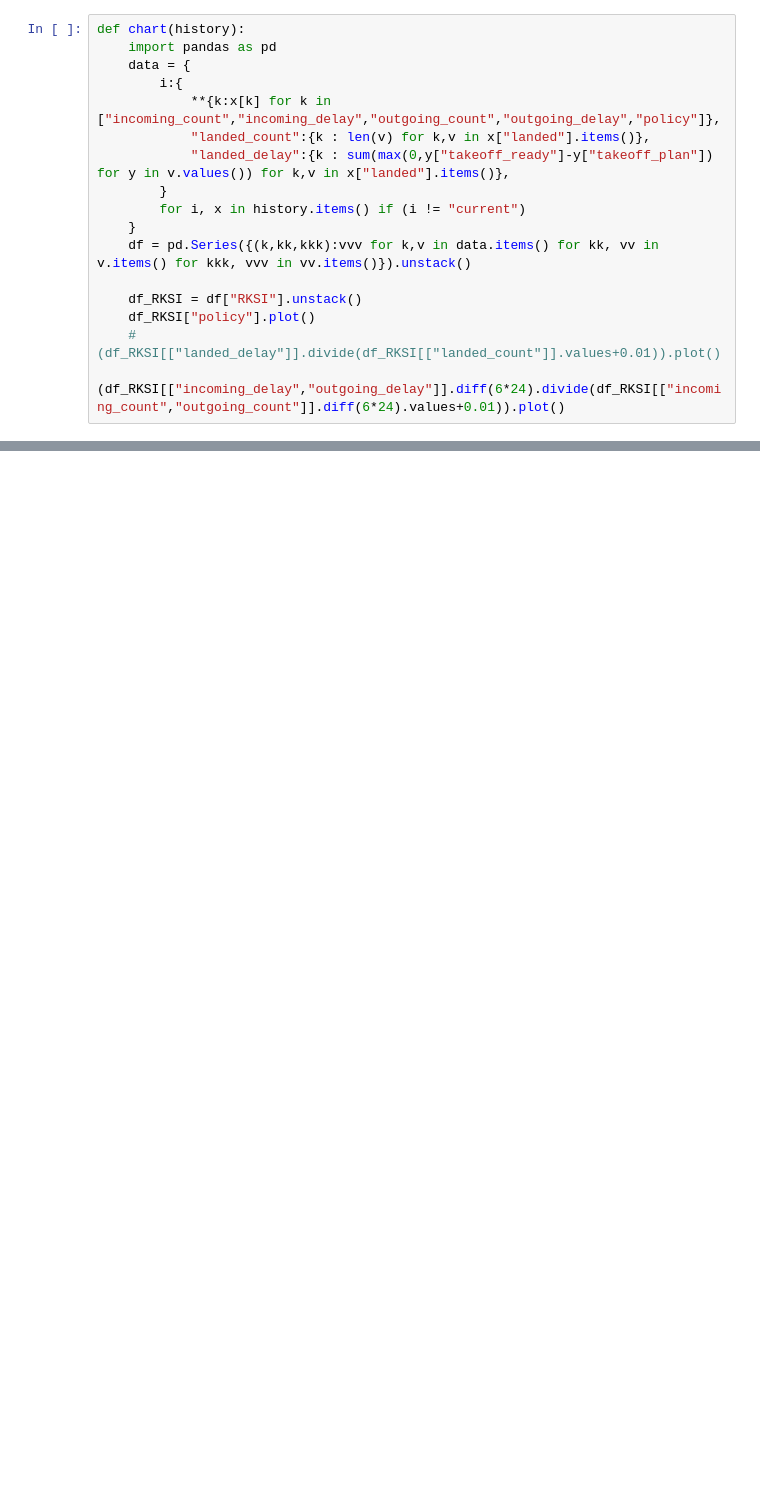
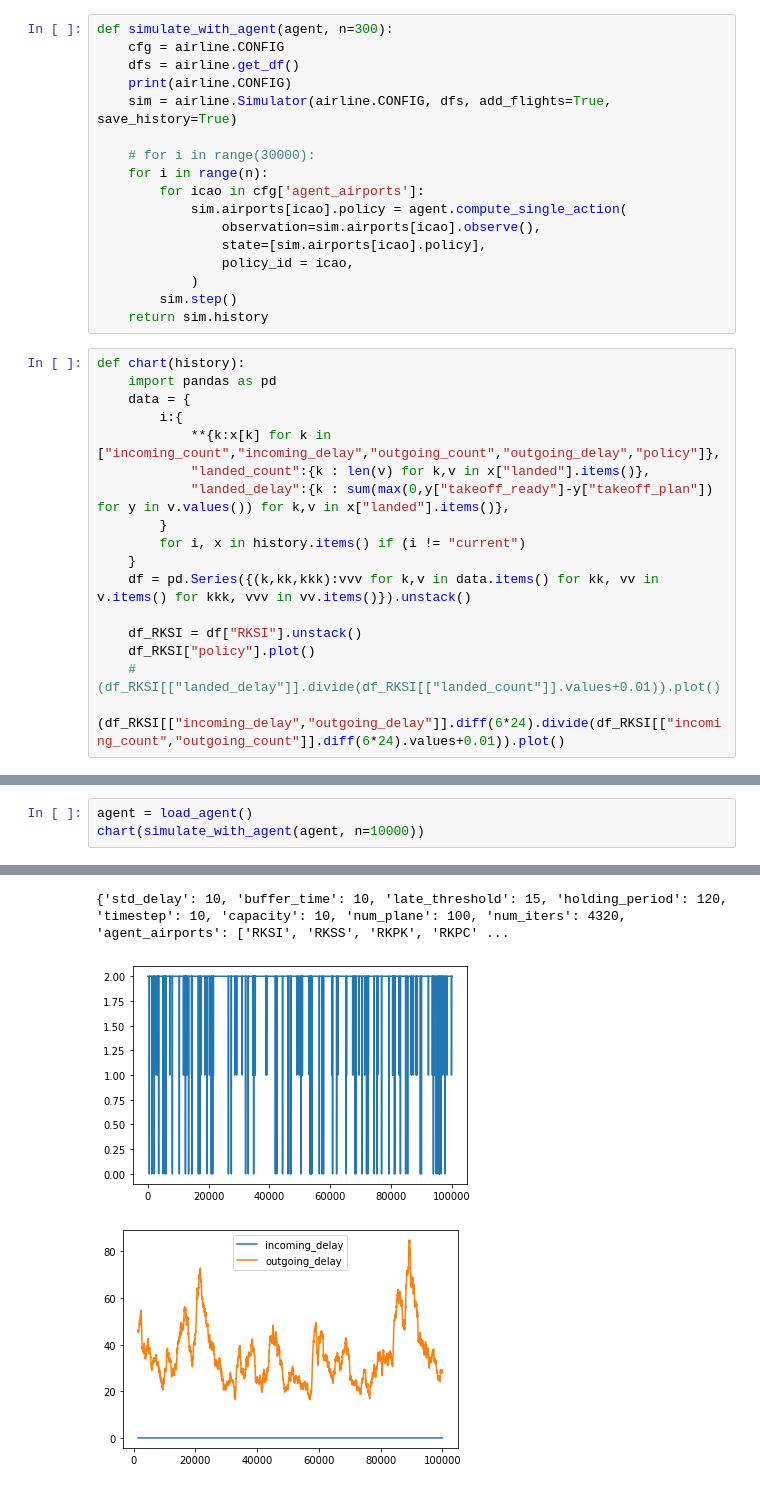
Before and after one commit to Thessal/flight_simulator, a Jupyter notebook: analysis.ipynb, the cells around one changed output, grey strips where cells are left out. Cells and saved outputs as stored; diff of their text form; blank space fills up the shorter version.

```diff
--- a/analysis.ipynb
+++ b/analysis.ipynb
@@ -26,3 +86,20 @@ def simulate(n=300, action=airline.DEFAULT_POLICY):
+# %%
+def simulate_with_agent(agent, n=300):
+    cfg = airline.CONFIG
+    dfs = airline.get_df()
+    print(airline.CONFIG)
+    sim = airline.Simulator(airline.CONFIG, dfs, add_flights=True, save_history=True)
+
+    # for i in range(30000):
+    for i in range(n):
+        for icao in cfg['agent_airports']:
+            sim.airports[icao].policy = agent.compute_single_action(
+                observation=sim.airports[icao].observe(),
+                state=[sim.airports[icao].policy],
+                policy_id = icao,
+            )
+        sim.step()
+    return sim.history
 # %%
 def chart(history):
     import pandas as pd
@@ -60,0 +138,4 @@ chart(simulate(n=10000, action=2))
+# %%
+agent = load_agent()
+chart(simulate_with_agent(agent, n=10000))
+# %% [output]
@@ -60,0 +157,3 @@ chart(simulate(n=10000, action=2))
+{'std_delay': 10, 'buffer_time': 10, 'late_threshold': 15, 'holding_period': 120, 'timestep': 10, 'capacity': 10, 'num_plane': 100, 'num_iters': 4320, 'agent_airports': ['RKSI', 'RKSS', 'RKPK', 'RKPC' ...
+[figure, added]
+[figure, added]
```
Also changed, not shown: parts of 6 cells of this notebook.
